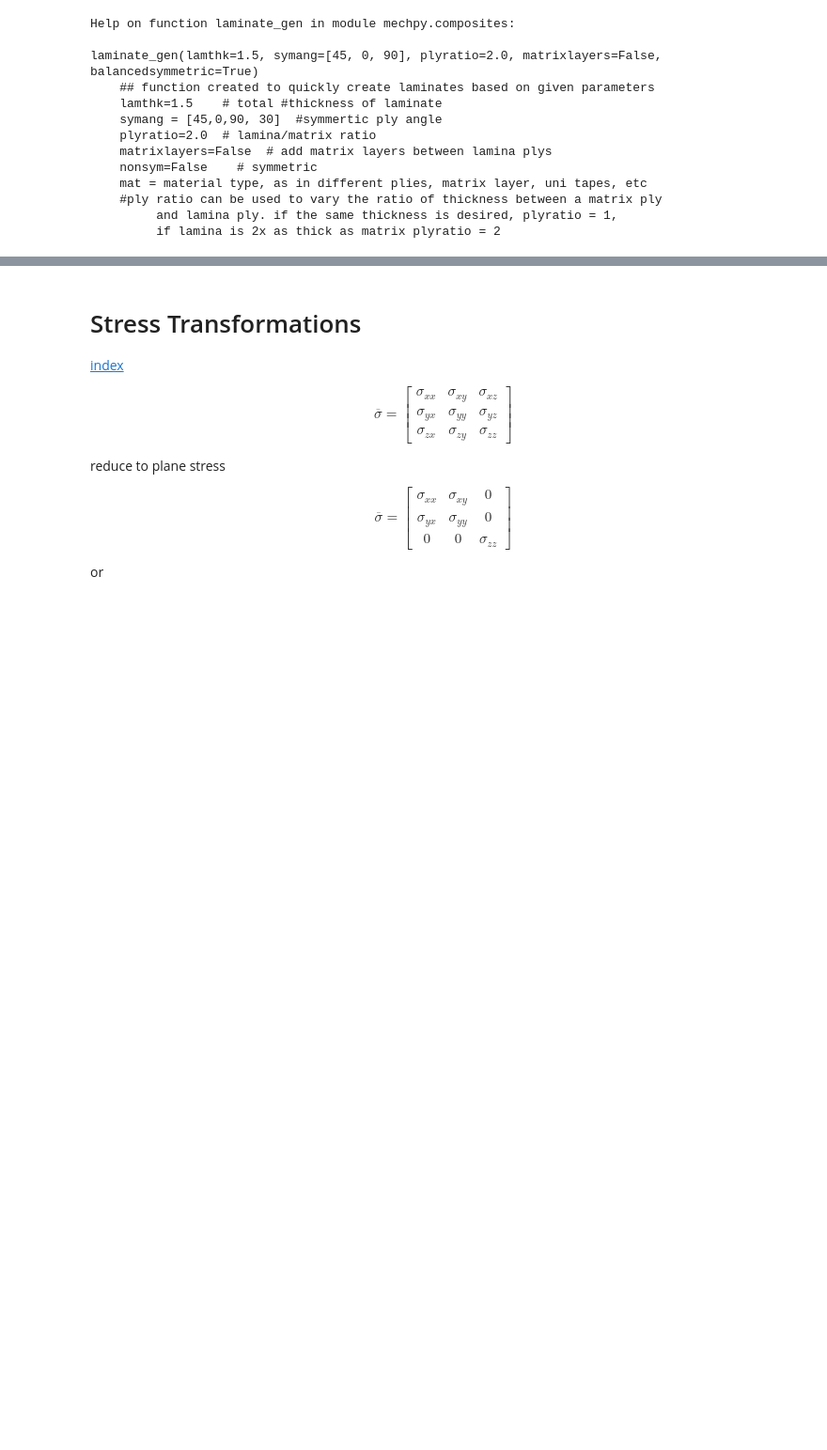
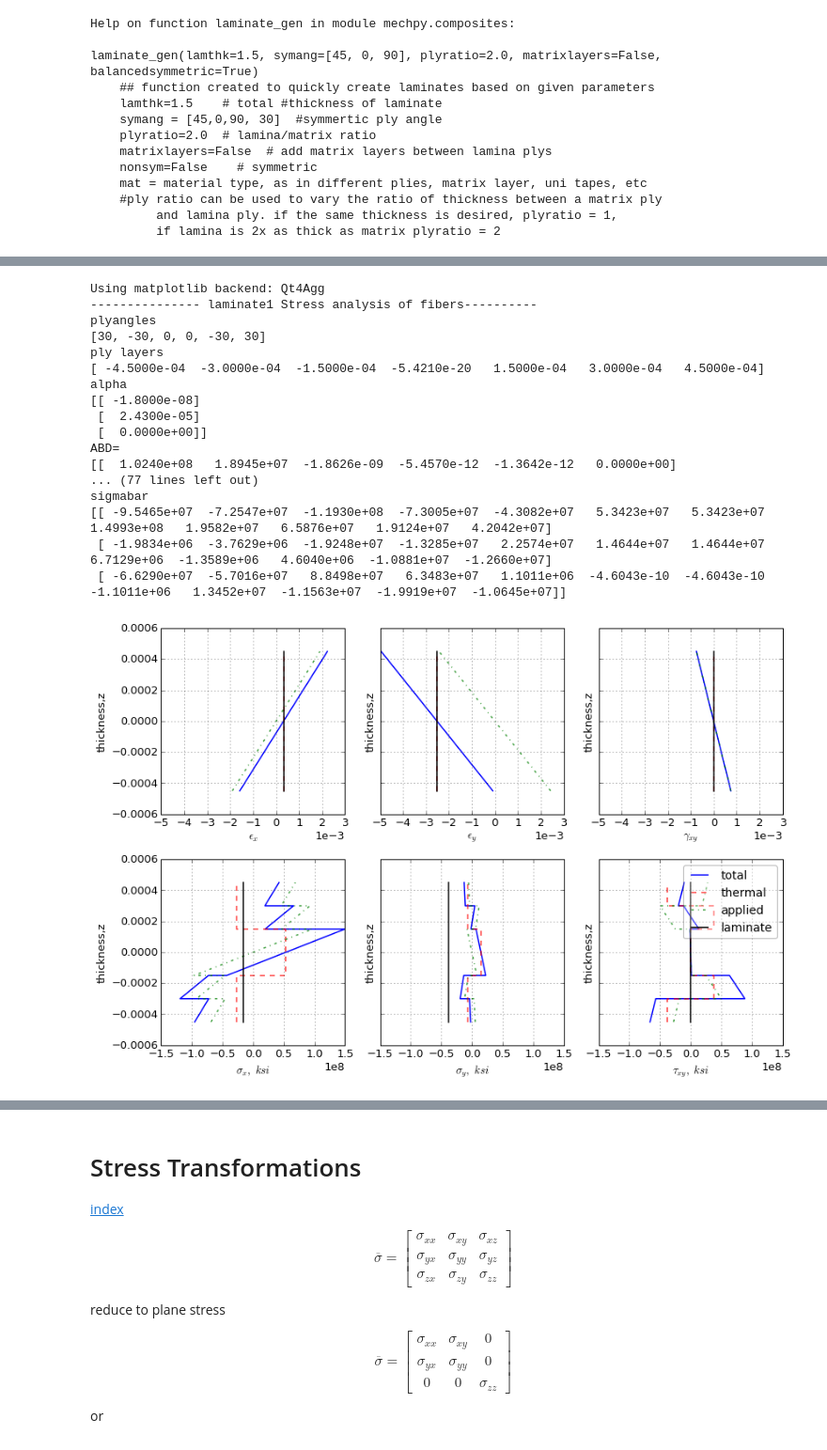
Before and after one commit to nagordon/mechpy, a Jupyter notebook: mechpy.ipynb, the cells around one changed output, grey strips where cells are left out. Shown at 94% size. Cells and saved outputs as stored; diff of their text form; code cells hidden in the pictures; blank space fills up the shorter version.

```diff
--- a/mechpy.ipynb
+++ b/mechpy.ipynb
@@ -683,0 +682,21 @@ OSError: File b'compositematerials.csv' does not exist
+# %%
+laminate()
+# %% [output]
+Using matplotlib backend: Qt4Agg
+--------------- laminate1 Stress analysis of fibers----------
+plyangles
+[30, -30, 0, 0, -30, 30]
+ply layers
+[ -4.5000e-04  -3.0000e-04  -1.5000e-04  -5.4210e-20   1.5000e-04   3.0000e-04   4.5000e-04]
+alpha
+[[ -1.8000e-08]
+ [  2.4300e-05]
+ [  0.0000e+00]]
+ABD=
+[[  1.0240e+08   1.8945e+07  -1.8626e-09  -5.4570e-12  -1.3642e-12   0.0000e+00]
+... (77 lines left out)
+sigmabar
+[[ -9.5465e+07  -7.2547e+07  -1.1930e+08  -7.3005e+07  -4.3082e+07   5.3423e+07   5.3423e+07   1.4993e+08   1.9582e+07   6.5876e+07   1.9124e+07   4.2042e+07]
+ [ -1.9834e+06  -3.7629e+06  -1.9248e+07  -1.3285e+07   2.2574e+07   1.4644e+07   1.4644e+07   6.7129e+06  -1.3589e+06   4.6040e+06  -1.0881e+07  -1.2660e+07]
+ [ -6.6290e+07  -5.7016e+07   8.8498e+07   6.3483e+07   1.1011e+06  -4.6043e-10  -4.6043e-10  -1.1011e+06   1.3452e+07  -1.1563e+07  -1.9919e+07  -1.0645e+07]]
+[figure, added]
```
Also changed, not shown: parts of 11 cells of this notebook, 2 other files.
